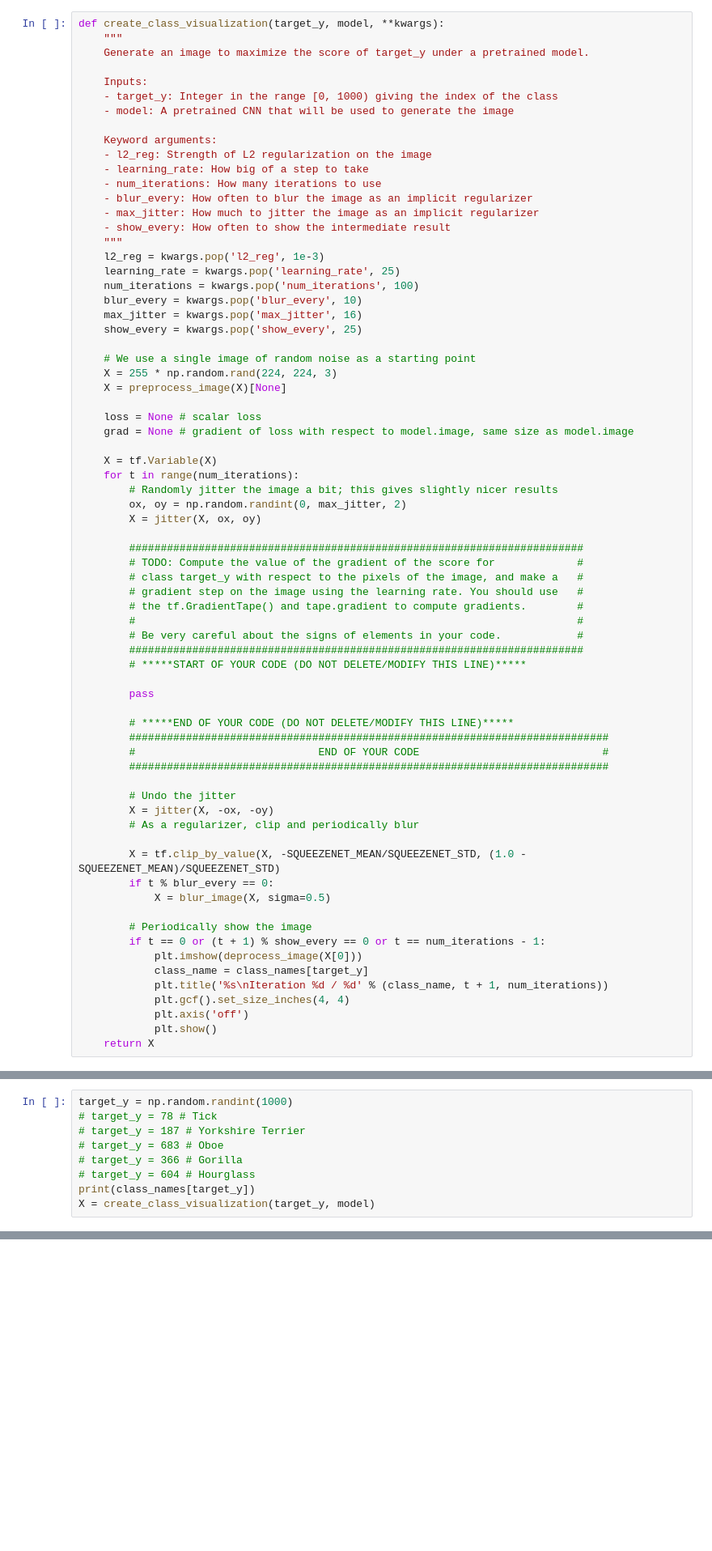
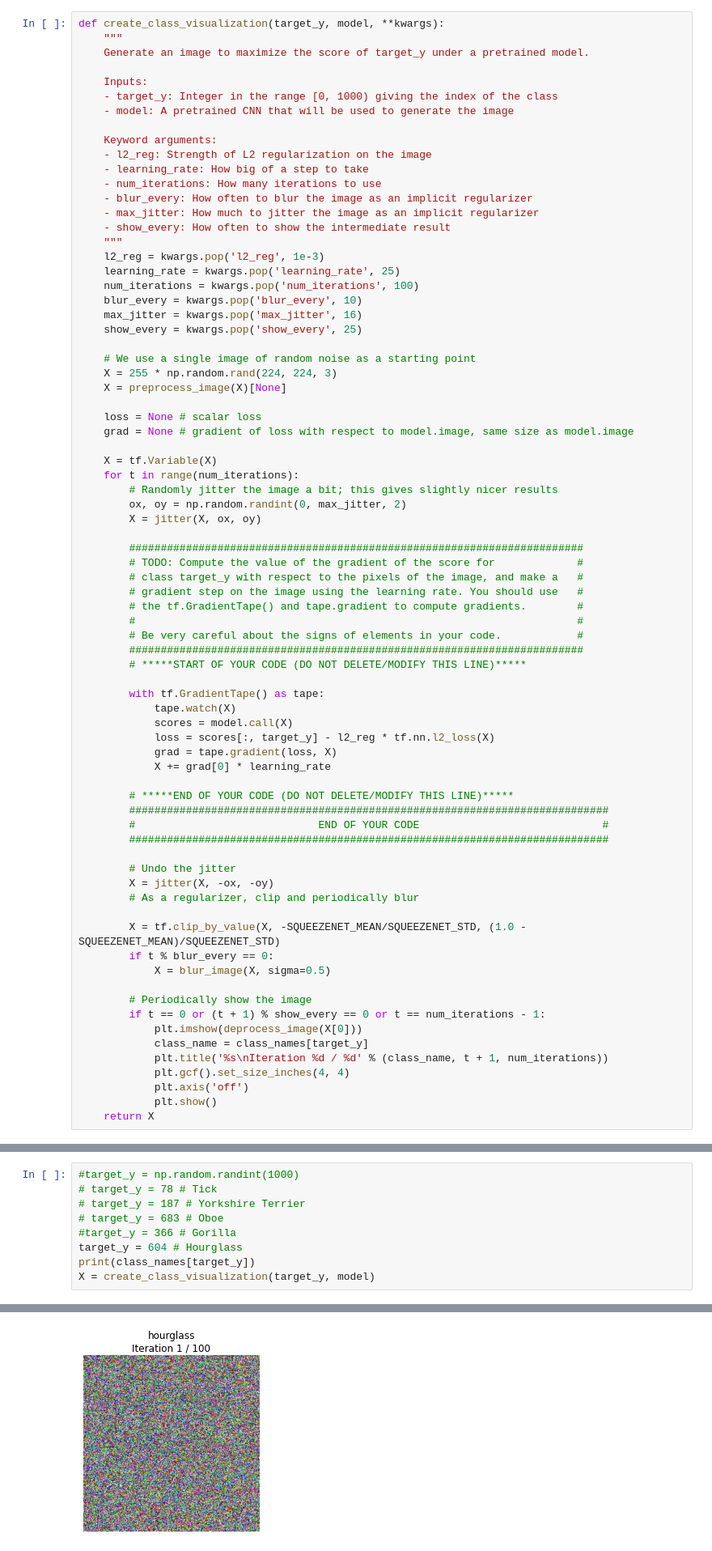
Before and after one commit to trolmark/cs231n, a Jupyter notebook: Assignment_3/NetworkVisualization-TensorFlow.ipynb, the cells around one changed output, grey strips where cells are left out. Shown at 81% size. Saved outputs shown, nothing was run; the diff lists cells and outputs as text; blank space fills up the shorter version.

Commit message:
A_3 : Class visualization

```diff
--- a/Assignment_3/NetworkVisualization-TensorFlow.ipynb
+++ b/Assignment_3/NetworkVisualization-TensorFlow.ipynb
@@ -429,7 +429,12 @@ def create_class_visualization(target_y, model, **kwargs):
         ########################################################################
         # *****START OF YOUR CODE (DO NOT DELETE/MODIFY THIS LINE)*****
 
-        pass
+        with tf.GradientTape() as tape:
+            tape.watch(X)
+            scores = model.call(X)
+            loss = scores[:, target_y] - l2_reg * tf.nn.l2_loss(X)
+            grad = tape.gradient(loss, X)
+            X += grad[0] * learning_rate
 
         # *****END OF YOUR CODE (DO NOT DELETE/MODIFY THIS LINE)*****
         ############################################################################
@@ -461,11 +472,12 @@ out = create_class_visualization(target_y, model)
 # %% [markdown]
 Try out your class visualization on other classes! You should also feel free to play with various hyperparameters to try and improve the quality of the generated image, but this is not required.
 # %%
-target_y = np.random.randint(1000)
+#target_y = np.random.randint(1000)
 # target_y = 78 # Tick
 # target_y = 187 # Yorkshire Terrier
 # target_y = 683 # Oboe
-# target_y = 366 # Gorilla
-# target_y = 604 # Hourglass
+#target_y = 366 # Gorilla
+target_y = 604 # Hourglass
 print(class_names[target_y])
 X = create_class_visualization(target_y, model)
+# %% [output]
@@ -471,0 +485 @@ X = create_class_visualization(target_y, model)
+[figure, added]
```
Also changed, not shown: parts of 2 cells of this notebook.
